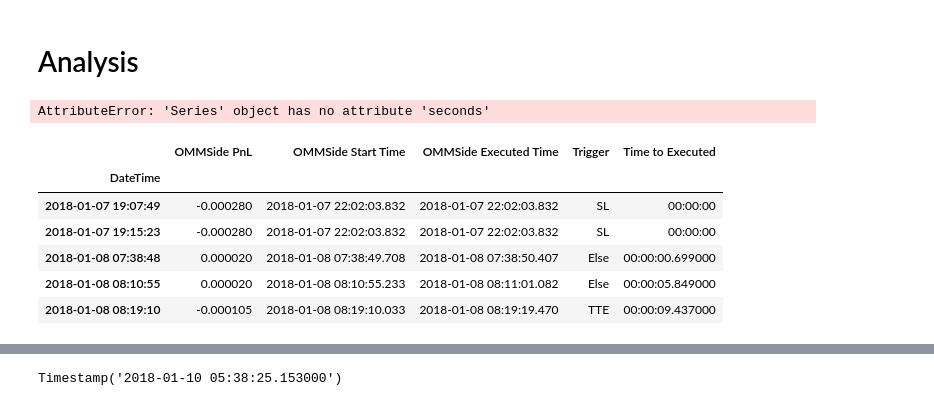
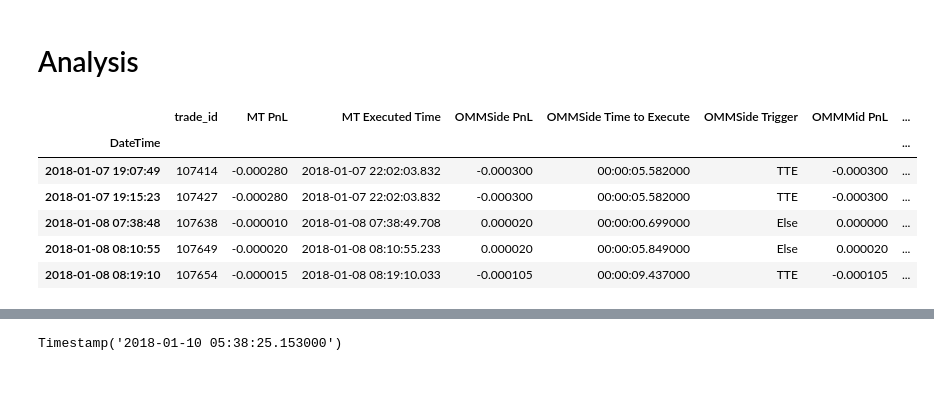
Before and after one commit to seanahmad/FRE-7251-Algo-Trading, a Jupyter notebook: Lesson 3/Project_3.ipynb, the cells around one changed output, grey strips where cells are left out. Cells and saved outputs as stored; diff of their text form; code cells hidden in the pictures.

```diff
--- a/week 3/Project_3.ipynb
+++ b/Lesson 3/Project_3.ipynb
@@ -255,9 +234,8 @@ def OMMMid(order, tick, SL, TTE):
         else: trigger = 'Else'
 
         PnL_df.loc[i, 'OMMMid PnL'] = PnL
-        PnL_df.loc[i, 'OMMMid Start Time'] = start_time
-        PnL_df.loc[i, 'OMMMid Executed Time'] = trade_time
-        PnL_df.loc[i, 'Trigger'] = trigger
+        PnL_df.loc[i, 'OMMMid Time to Execute'] = trade_time - start_time
+        PnL_df.loc[i, 'OMMMid Trigger'] = trigger
 
     return PnL_df
 # %%
@@ -313,9 +291,8 @@ def OMMSide(order, tick, SL, TTE):
         else: trigger = 'Else'
 
         PnL_df.loc[i, 'OMMSide PnL'] = PnL
-        PnL_df.loc[i, 'OMMSide Start Time'] = start_time
-        PnL_df.loc[i, 'OMMSide Executed Time'] = trade_time
-        PnL_df.loc[i, 'Trigger'] = trigger
+        PnL_df.loc[i, 'OMMSide Time to Execute'] = trade_time - start_time
+        PnL_df.loc[i, 'OMMSide Trigger'] = trigger
 
     return PnL_df
 # %%
@@ -333,16 +310,14 @@ OMMSide_PnL.head()
 # %% [markdown]
 # Analysis
-# %%
-OMMSide_PnL['Time to Executed'] = (OMMSide_PnL['OMMSide Executed Time'] - OMMSide_PnL['OMMSide Start Time']).seconds
-# %% [output]
-AttributeError: 'Series' object has no attribute 'seconds'
+# %%
+PnL = pd.concat([order['trade_id'], MT_PnL, OMMSide_PnL, OMMMid_PnL], axis=1)
 # %%
-OMMSide_PnL.head()
+PnL.head()
 # %% [output]
-|  | OMMSide PnL | OMMSide Start Time | OMMSide Executed Time | Trigger | Time to Executed |
-| DateTime |  |  |  |  |  |
-| 2018-01-07 19:07:49 | -0.000280 | 2018-01-07 22:02:03.832 | 2018-01-07 22:02:03.832 | SL | 00:00:00 |
-| 2018-01-07 19:15:23 | -0.000280 | 2018-01-07 22:02:03.832 | 2018-01-07 22:02:03.832 | SL | 00:00:00 |
-| 2018-01-08 07:38:48 | 0.000020 | 2018-01-08 07:38:49.708 | 2018-01-08 07:38:50.407 | Else | 00:00:00.699000 |
-| 2018-01-08 08:10:55 | 0.000020 | 2018-01-08 08:10:55.233 | 2018-01-08 08:11:01.082 | Else | 00:00:05.849000 |
-| 2018-01-08 08:19:10 | -0.000105 | 2018-01-08 08:19:10.033 | 2018-01-08 08:19:19.470 | TTE | 00:00:09.437000 |
+|  | trade_id | MT PnL | MT Executed Time | OMMSide PnL | OMMSide Time to Execute | OMMSide Trigger | OMMMid PnL | ... |
+| DateTime |  |  |  |  |  |  |  | ... |
+| 2018-01-07 19:07:49 | 107414 | -0.000280 | 2018-01-07 22:02:03.832 | -0.000300 | 00:00:05.582000 | TTE | -0.000300 | ... |
+| 2018-01-07 19:15:23 | 107427 | -0.000280 | 2018-01-07 22:02:03.832 | -0.000300 | 00:00:05.582000 | TTE | -0.000300 | ... |
+| 2018-01-08 07:38:48 | 107638 | -0.000010 | 2018-01-08 07:38:49.708 | 0.000020 | 00:00:00.699000 | Else | 0.000000 | ... |
+| 2018-01-08 08:10:55 | 107649 | -0.000020 | 2018-01-08 08:10:55.233 | 0.000020 | 00:00:05.849000 | Else | 0.000020 | ... |
+| 2018-01-08 08:19:10 | 107654 | -0.000015 | 2018-01-08 08:19:10.033 | -0.000105 | 00:00:09.437000 | TTE | -0.000105 | ... |
```
Also changed, not shown: parts of 11 cells of this notebook, 17 other files.
